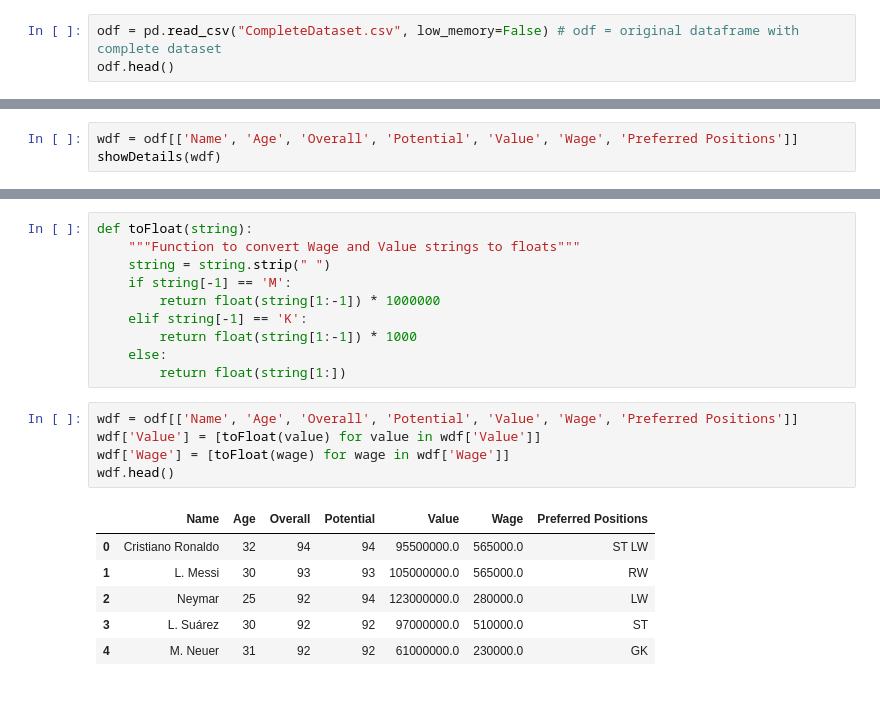
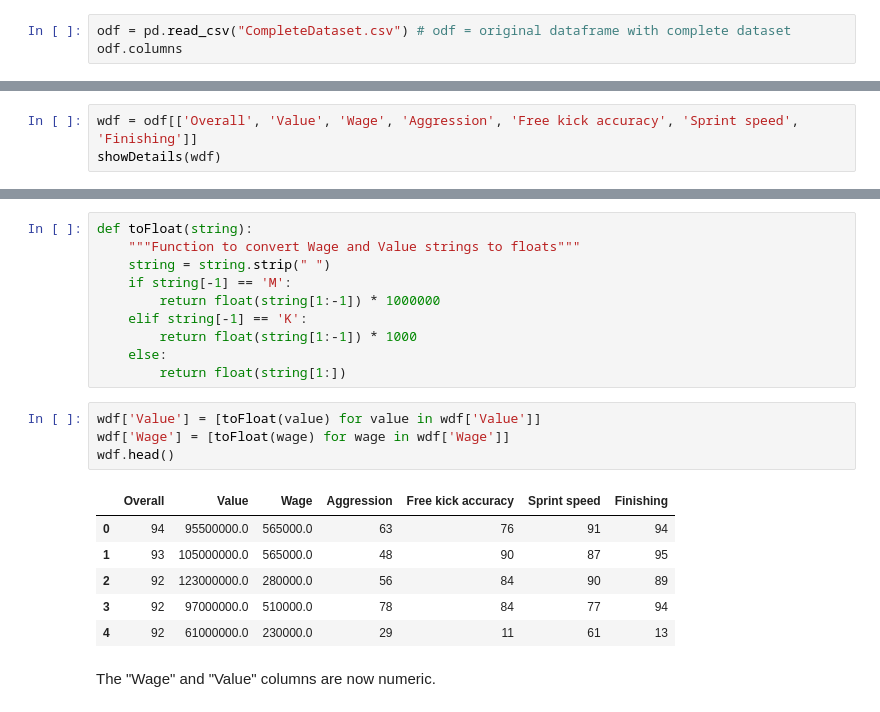
Before and after one commit to Umuzi-org/fifa-18-digi360, a Jupyter notebook: kernel.ipynb, the cells around one changed output, grey strips where cells are left out. Cells and saved outputs as stored; diff of their text form.

```diff
--- a/kernel.ipynb
+++ b/kernel.ipynb
@@ -7,6 +23,6 @@ import matplotlib.pyplot as plt
 # %% [markdown]
 **This dataset contains information about Players from the EA Sports game, FIFA 18. We will take this data, clean it, analyse it, and gain insights from it. First let's load the data.**
 # %%
-odf = pd.read_csv("CompleteDataset.csv", low_memory=False) # odf = original dataframe with complete dataset
-odf.head()
+odf = pd.read_csv("CompleteDataset.csv") # odf = original dataframe with complete dataset
+odf.columns
 # %% [output]
@@ -69,7 +92,7 @@ Number of records with null values: 2235
 # %% [markdown]
 **We are now going to create a new working dataframe with columns that are relevent to our purposes of applying simple regression on the data.**
 # %%
-wdf = odf[['Name', 'Age', 'Overall', 'Potential', 'Value', 'Wage', 'Preferred Positions']]
+wdf = odf[['Overall', 'Value', 'Wage', 'Aggression', 'Free kick accuracy', 'Sprint speed', 'Finishing']]
 showDetails(wdf)
 # %% [output]
 -------------------------------------------------------------------------------------------------------------------
@@ -103,14 +126,15 @@ def toFloat(string):
     else:
         return float(string[1:])
 # %%
-wdf = odf[['Name', 'Age', 'Overall', 'Potential', 'Value', 'Wage', 'Preferred Positions']]
 wdf['Value'] = [toFloat(value) for value in wdf['Value']]
 wdf['Wage'] = [toFloat(wage) for wage in wdf['Wage']]
 wdf.head()
 # %% [output]
-|  | Name | Age | Overall | Potential | Value | Wage | Preferred Positions |
-| 0 | Cristiano Ronaldo | 32 | 94 | 94 | 95500000.0 | 565000.0 | ST LW |
-| 1 | L. Messi | 30 | 93 | 93 | 105000000.0 | 565000.0 | RW |
-| 2 | Neymar | 25 | 92 | 94 | 123000000.0 | 280000.0 | LW |
-| 3 | L. Suárez | 30 | 92 | 92 | 97000000.0 | 510000.0 | ST |
-| 4 | M. Neuer | 31 | 92 | 92 | 61000000.0 | 230000.0 | GK |
+|  | Overall | Value | Wage | Aggression | Free kick accuracy | Sprint speed | Finishing |
+| 0 | 94 | 95500000.0 | 565000.0 | 63 | 76 | 91 | 94 |
+| 1 | 93 | 105000000.0 | 565000.0 | 48 | 90 | 87 | 95 |
+| 2 | 92 | 123000000.0 | 280000.0 | 56 | 84 | 90 | 89 |
+| 3 | 92 | 97000000.0 | 510000.0 | 78 | 84 | 77 | 94 |
+| 4 | 92 | 61000000.0 | 230000.0 | 29 | 11 | 61 | 13 |
+# %% [markdown]
+The "Wage" and "Value" columns are now numeric.
```
Also changed, not shown: parts of 23 cells of this notebook.
